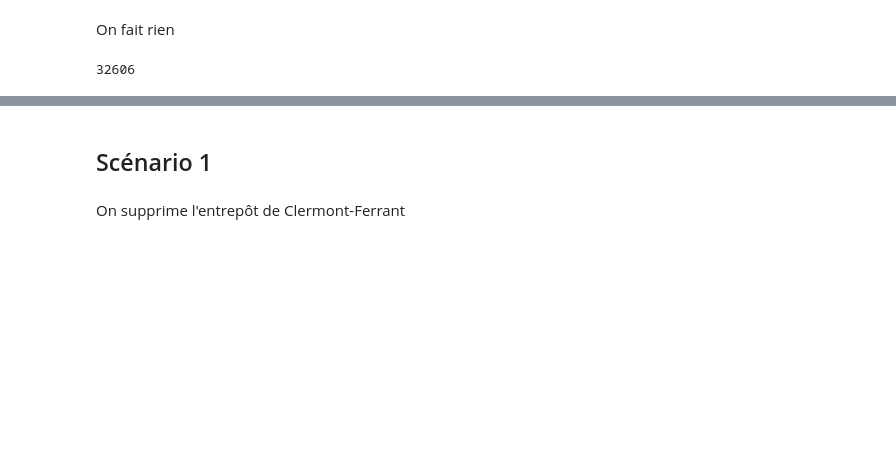
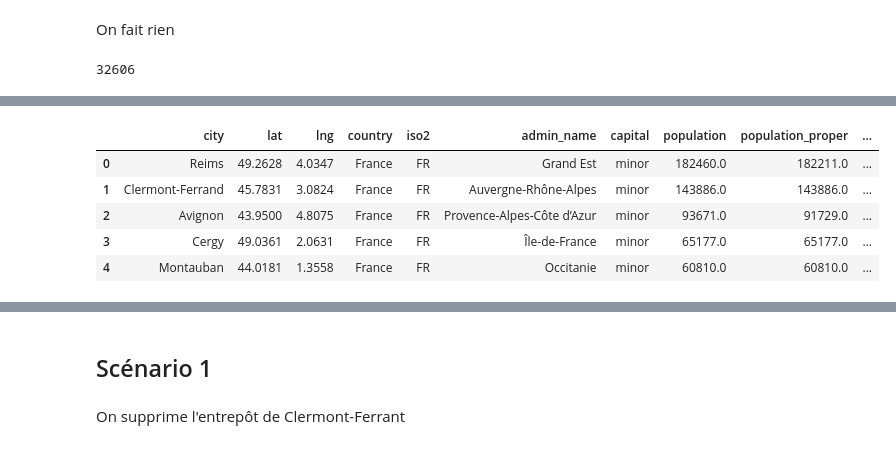
Before and after one commit to Pauline-25/Ekimetrics-Groupe-12, a Jupyter notebook: Notebooks/2_Déplacement_warehouse.ipynb, the cells around one changed output, grey strips where cells are left out. Drawn from its saved outputs; the diff is of its cells as text; code cells hidden in the pictures; blank space fills up the shorter version.

```diff
--- a/Notebooks/2_Déplacement_warehouse.ipynb
+++ b/Notebooks/2_Déplacement_warehouse.ipynb
@@ -158,0 +114,9 @@ int(df_routes_optimized_0_small.total_distance_f.sum()* CO2_per_km)
+# %%
+df_warehouses_0
+# %% [output]
+|  | city | lat | lng | country | iso2 | admin_name | capital | population | population_proper | ... |
+| 0 | Reims | 49.2628 | 4.0347 | France | FR | Grand Est | minor | 182460.0 | 182211.0 | ... |
+| 1 | Clermont-Ferrand | 45.7831 | 3.0824 | France | FR | Auvergne-Rhône-Alpes | minor | 143886.0 | 143886.0 | ... |
+| 2 | Avignon | 43.9500 | 4.8075 | France | FR | Provence-Alpes-Côte d’Azur | minor | 93671.0 | 91729.0 | ... |
+| 3 | Cergy | 49.0361 | 2.0631 | France | FR | Île-de-France | minor | 65177.0 | 65177.0 | ... |
+| 4 | Montauban | 44.0181 | 1.3558 | France | FR | Occitanie | minor | 60810.0 | 60810.0 | ... |
```
Also changed, not shown: parts of 28 cells of this notebook, 18 other files.
